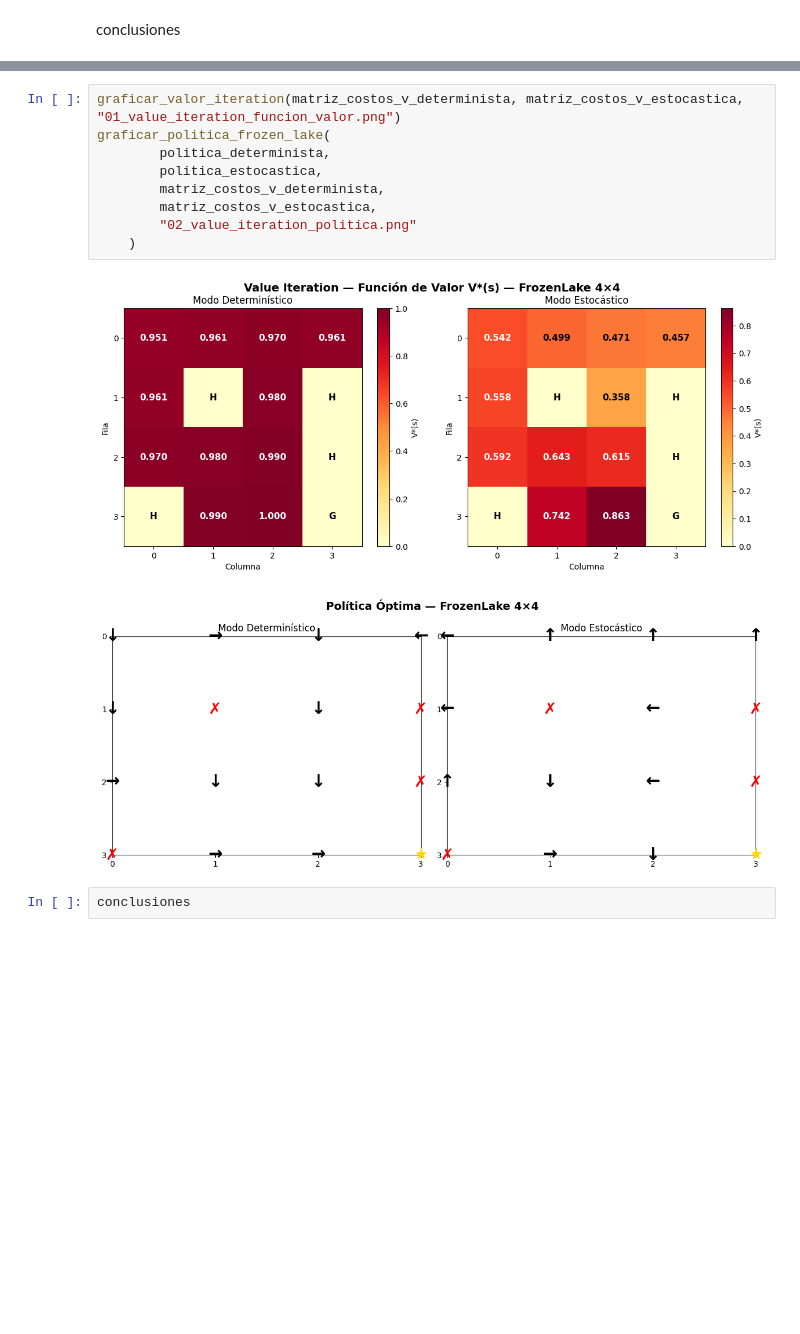
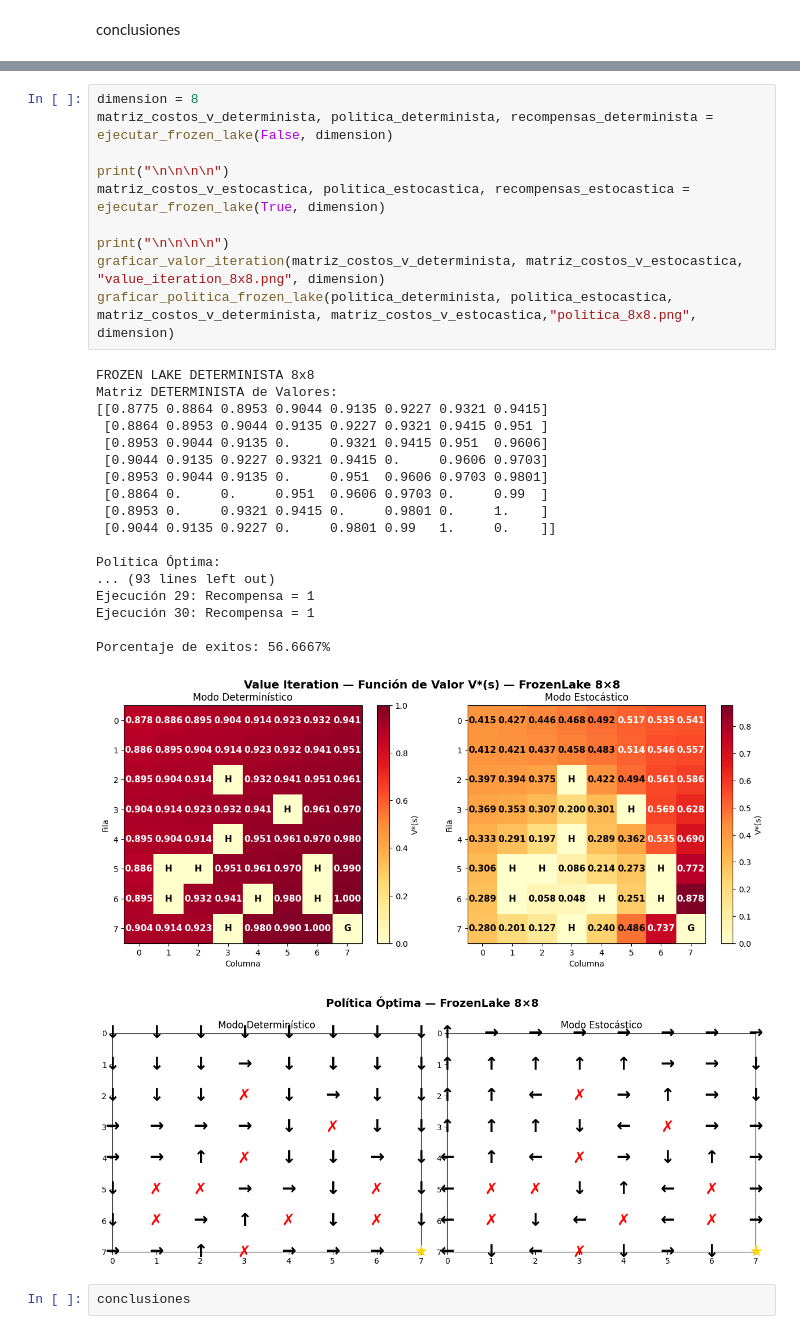
Before and after one commit to Alaan20/LAB3-IA-JUEGO, a Jupyter notebook: LAB-NOTEBOOK.ipynb, the cells around one changed output, grey strips where cells are left out. Drawn from its saved outputs; the diff is of its cells as text; blank space fills up the shorter version.

```diff
--- a/LAB-NOTEBOOK.ipynb
+++ b/LAB-NOTEBOOK.ipynb
@@ -297,15 +290,33 @@ Ejecución finalizada! Recompensa total: 0
 # %%
-graficar_valor_iteration(matriz_costos_v_determinista, matriz_costos_v_estocastica, "01_value_iteration_funcion_valor.png")
-graficar_politica_frozen_lake(
-        politica_determinista,
-        politica_estocastica,
-        matriz_costos_v_determinista,
-        matriz_costos_v_estocastica,
-        "02_value_iteration_politica.png"
-    )
+dimension = 8
+matriz_costos_v_determinista, politica_determinista, recompensas_determinista = ejecutar_frozen_lake(False, dimension)
+
+print("\n\n\n\n")
+matriz_costos_v_estocastica, politica_estocastica, recompensas_estocastica = ejecutar_frozen_lake(True, dimension)
+
+print("\n\n\n\n")
+graficar_valor_iteration(matriz_costos_v_determinista, matriz_costos_v_estocastica, "value_iteration_8x8.png", dimension)
+graficar_politica_frozen_lake(politica_determinista, politica_estocastica, matriz_costos_v_determinista, matriz_costos_v_estocastica,"politica_8x8.png", dimension)
 # %% [output]
+FROZEN LAKE DETERMINISTA 8x8
+Matriz DETERMINISTA de Valores:
+[[0.8775 0.8864 0.8953 0.9044 0.9135 0.9227 0.9321 0.9415]
+ [0.8864 0.8953 0.9044 0.9135 0.9227 0.9321 0.9415 0.951 ]
+ [0.8953 0.9044 0.9135 0.     0.9321 0.9415 0.951  0.9606]
+ [0.9044 0.9135 0.9227 0.9321 0.9415 0.     0.9606 0.9703]
+ [0.8953 0.9044 0.9135 0.     0.951  0.9606 0.9703 0.9801]
+ [0.8864 0.     0.     0.951  0.9606 0.9703 0.     0.99  ]
+ [0.8953 0.     0.9321 0.9415 0.     0.9801 0.     1.    ]
+ [0.9044 0.9135 0.9227 0.     0.9801 0.99   1.     0.    ]]
+
+Política Óptima:
+... (93 lines left out)
+Ejecución 29: Recompensa = 1
+Ejecución 30: Recompensa = 1
+
+Porcentaje de exitos: 56.6667%
-[figure, old version]
+[figure, new version]
-[figure, old version]
+[figure, new version]
 # %%
 conclusiones
 # %% [markdown]
```
Also changed, not shown: parts of 5 cells of this notebook.
